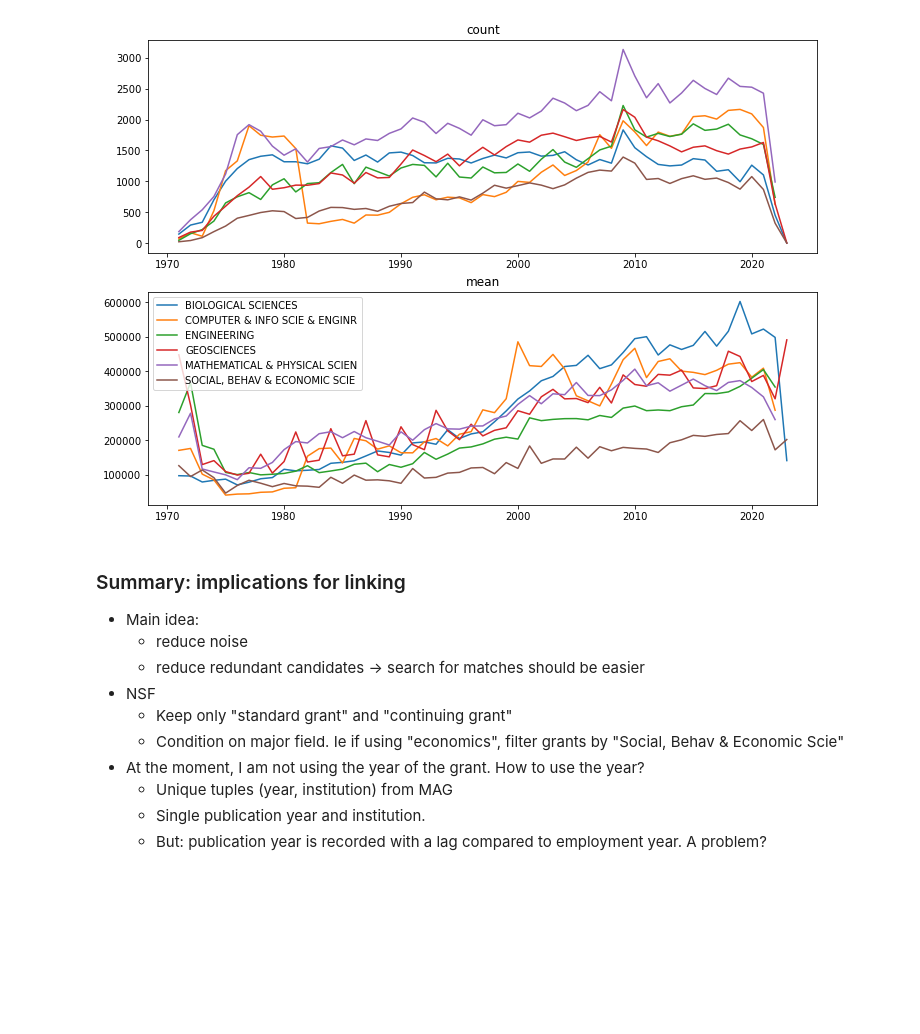
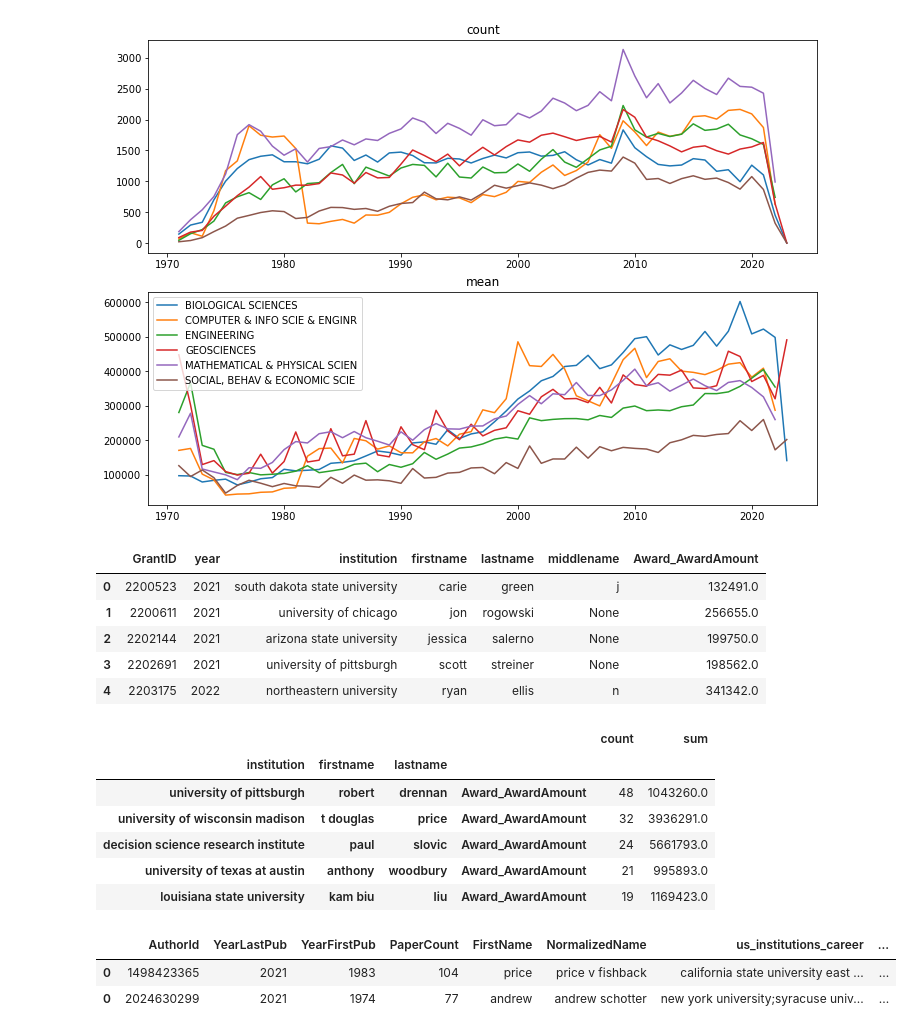
Before and after one commit to f-hafner/mag_sample, a Jupyter notebook: src/dataprep/main/reports/quality_nsf.ipynb, the cells around one changed output. Drawn from its saved outputs; the diff is of its cells as text; code cells hidden in the pictures; blank space fills up the shorter version.

```diff
--- a/src/dataprep/main/reports/quality_nsf.ipynb
+++ b/src/dataprep/main/reports/quality_nsf.ipynb
@@ -141,15 +141,42 @@ plt.legend() # when do I use ax.legend and when plt.legend?
 plt.show()
 # %% [output]
 [figure]
-# %% [markdown]
-### Summary: implications for linking
-- Main idea:
-    - reduce noise
-    - reduce redundant candidates -> search for matches should be easier
-- NSF
-    - Keep only "standard grant" and "continuing grant"
-    - Condition on major field. Ie if using "economics", filter grants by "Social, Behav & Economic Scie"
-- At the moment, I am not using the year of the grant. How to use the year?
-    - Unique tuples (year, institution) from MAG
-    - Single publication year and institution.
-    - But: publication year is recorded with a lag compared to employment year. A problem?
+# %%
+
+
+d_main.head()
+
+query = """SELECT a.GrantID, CAST(SUBSTR(a.Award_AwardEffectiveDate, 7, 4) AS INT) AS year
+            , b.institution, c.firstname, c.lastname, c.middlename
+            , a.Award_AwardAmount
+        FROM NSF_MAIN as a
+        INNER JOIN (
+            SELECT GrantID, Name AS institution
+            FROM NSF_Institution
+        ) b
+        USING (GrantID)
+        INNER JOIN (
+            SELECT GrantID
+                , FirstName AS firstname
+                , LastName AS lastname
+                , PIMidInit AS middlename --# NOTE: PISufxName is often "Jr", "Mr", JR, ...
+            FROM NSF_Investigator
+            WHERE RoleCode = 'principal investigator'
+        ) c
+        USING (GrantID)
+        WHERE AWARD_TranType = 'grant' AND AWARD_Agency = 'nsf'
+            AND a.AwardInstrument_Value IN ('standard grant', 'continuing grant')
+            AND a.Organization_Directorate_ShortName IN ('SOCIAL, BEHAV & ECONOMIC SCIE')
+        """
+
+with sqlite3.connect(db_file) as con:
+    d = pd.read_sql(sql = query, con = con)
+
+d.head()
+# %% [output]
+|  | GrantID | year | institution | firstname | lastname | middlename | Award_AwardAmount |
+| 0 | 2200523 | 2021 | south dakota state university | carie | green | j | 132491.0 |
+| 1 | 2200611 | 2021 | university of chicago | jon | rogowski | None | 256655.0 |
+| 2 | 2202144 | 2021 | arizona state university | jessica | salerno | None | 199750.0 |
+| 3 | 2202691 | 2021 | university of pittsburgh | scott | streiner | None | 198562.0 |
+| 4 | 2203175 | 2022 | northeastern university | ryan | ellis | n | 341342.0 |
@@ -155,0 +191,11 @@ plt.show()
+# %%
+d_agg["person"].sort_values(by = "count", ascending=False).head()
+#d_agg["institution"].sort_values(by = "count", ascending = False).head(20)
+# %% [output]
+|  |  |  |  | count | sum |
+| institution | firstname | lastname |  |  |  |
+| university of pittsburgh | robert | drennan | Award_AwardAmount | 48 | 1043260.0 |
+| university of wisconsin madison | t douglas | price | Award_AwardAmount | 32 | 3936291.0 |
+| decision science research institute | paul | slovic | Award_AwardAmount | 24 | 5661793.0 |
+| university of texas at austin | anthony | woodbury | Award_AwardAmount | 21 | 995893.0 |
+| louisiana state university | kam biu | liu | Award_AwardAmount | 19 | 1169423.0 |
@@ -155,0 +250,10 @@ plt.show()
+# %%
+mag_data
+data_inspect = pd.concat(mag_data.values())
+data_inspect.head()
+
+data_inspect.loc[data_inspect.FieldName == "economics"].head()
+# %% [output]
+|  | AuthorId | YearLastPub | YearFirstPub | PaperCount | FirstName | NormalizedName | us_institutions_career | ... |
+| 0 | 1498423365 | 2021 | 1983 | 104 | price | price v fishback | california state university east ... | ... |
+| 0 | 2024630299 | 2021 | 1974 | 77 | andrew | andrew schotter | new york university;syracuse univ... | ... |
```
Also changed, not shown: parts of 9 cells of this notebook, 17 other files.
